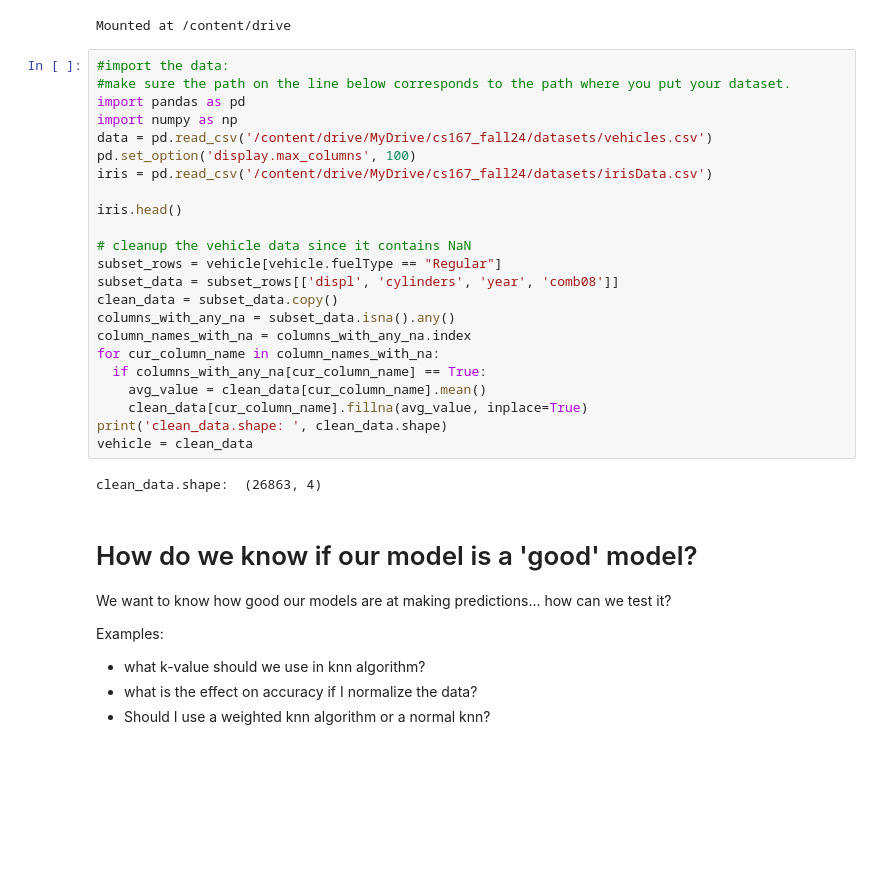
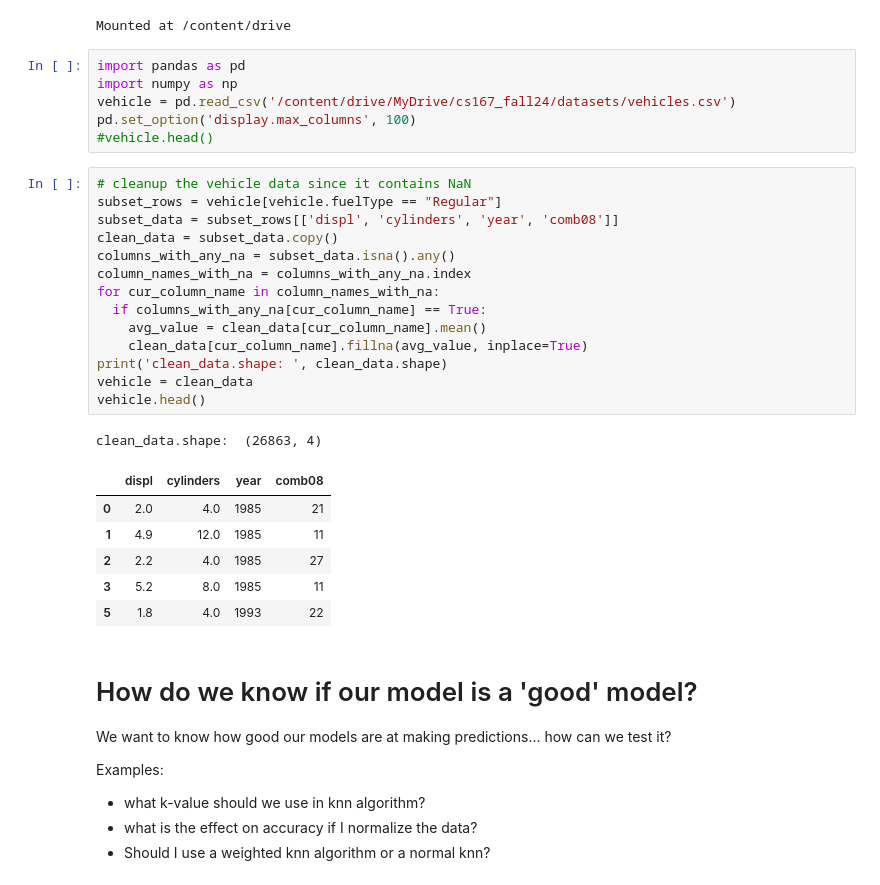
Before and after one commit to alimoorreza/CS167-fall24-notes, a Jupyter notebook: Day08_Evaluation_Metrics_and_Testing.ipynb, the cells around one changed output. Saved outputs shown, nothing was run; the diff lists cells and outputs as text; blank space fills up the shorter version.

```diff
--- a/Day08_Evaluation_Metrics_and_Testing.ipynb
+++ b/Day08_Evaluation_Metrics_and_Testing.ipynb
@@ -26,31 +26,34 @@ from google.colab import drive
 drive.mount('/content/drive')
 # %% [output]
 Mounted at /content/drive
+# %%
+import pandas as pd
+import numpy as np
+vehicle = pd.read_csv('/content/drive/MyDrive/cs167_fall24/datasets/vehicles.csv')
+pd.set_option('display.max_columns', 100)
+#vehicle.head()
 # %%
-#import the data:
-#make sure the path on the line below corresponds to the path where you put your dataset.
-import pandas as pd
-import numpy as np
-data = pd.read_csv('/content/drive/MyDrive/cs167_fall24/datasets/vehicles.csv')
-pd.set_option('display.max_columns', 100)
-iris = pd.read_csv('/content/drive/MyDrive/cs167_fall24/datasets/irisData.csv')
-
-iris.head()
-
 # cleanup the vehicle data since it contains NaN
 subset_rows = vehicle[vehicle.fuelType == "Regular"]
 subset_data = subset_rows[['displ', 'cylinders', 'year', 'comb08']]
 clean_data = subset_data.copy()
 columns_with_any_na = subset_data.isna().any()
 column_names_with_na = columns_with_any_na.index
 for cur_column_name in column_names_with_na:
   if columns_with_any_na[cur_column_name] == True:
     avg_value = clean_data[cur_column_name].mean()
     clean_data[cur_column_name].fillna(avg_value, inplace=True)
 print('clean_data.shape: ', clean_data.shape)
 vehicle = clean_data
+vehicle.head()
 # %% [output]
 clean_data.shape:  (26863, 4)
+|  | displ | cylinders | year | comb08 |
+| 0 | 2.0 | 4.0 | 1985 | 21 |
+| 1 | 4.9 | 12.0 | 1985 | 11 |
+| 2 | 2.2 | 4.0 | 1985 | 27 |
+| 3 | 5.2 | 8.0 | 1985 | 11 |
+| 5 | 1.8 | 4.0 | 1993 | 22 |
 # %% [markdown]
 # How do we know if our model is a 'good' model?
 
```
Also changed, not shown: parts of 17 cells of this notebook.
